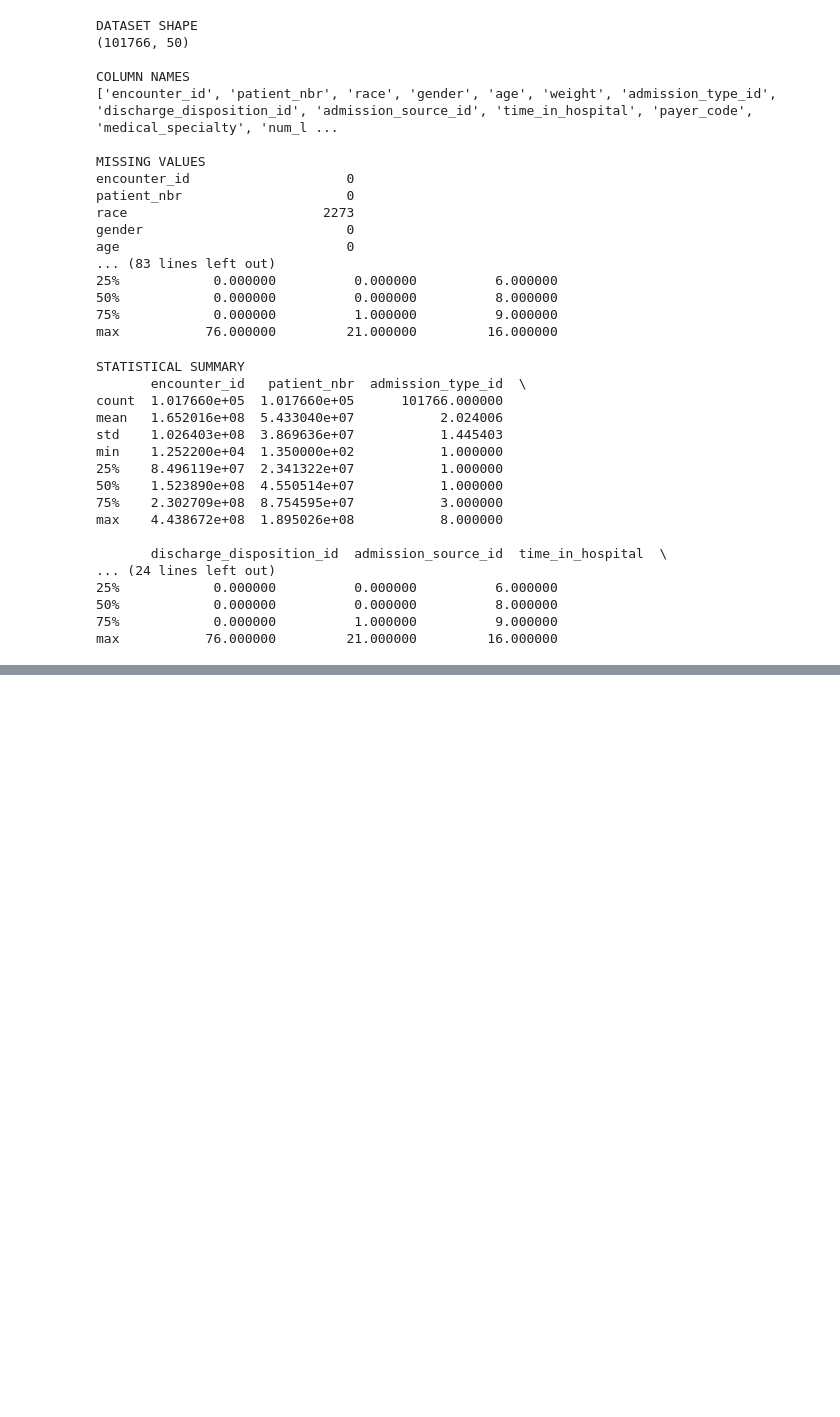
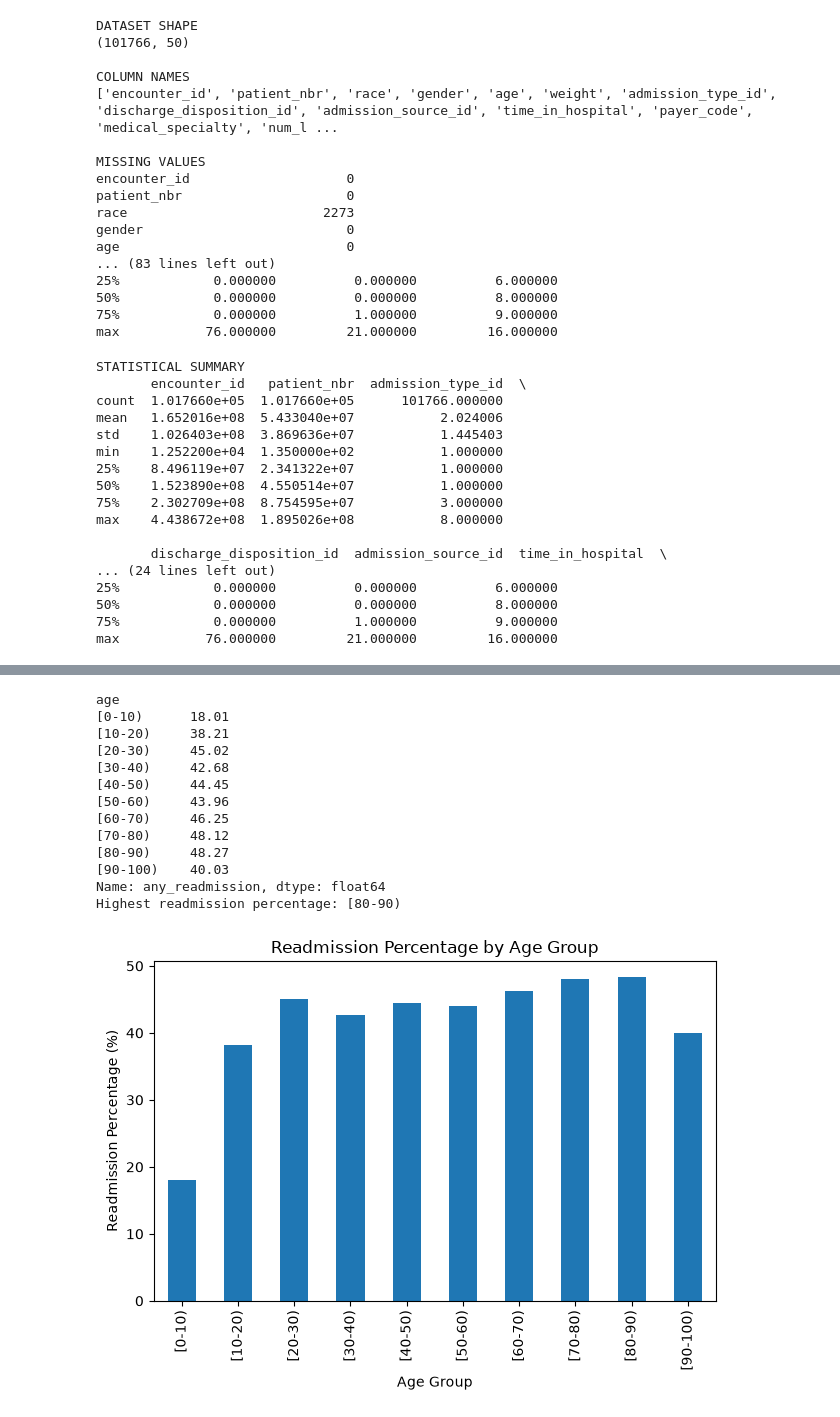
Before and after one commit to mmahpara/Diabetic, a Jupyter notebook: diabetic_analysis.ipynb, the cells around one changed output, grey strips where cells are left out. Drawn from its saved outputs; the diff is of its cells as text; code cells hidden in the pictures; blank space fills up the shorter version.

```diff
--- a/diabetic_analysis.ipynb
+++ b/diabetic_analysis.ipynb
@@ -124,0 +191,40 @@ max           76.000000         21.000000         16.000000
+# %%
+# Which age group has the highest readmission percentage?
+df["any_readmission"] = df["readmitted"] != "NO"
+
+readmission_by_age = (
+    df.groupby("age", observed=False)["any_readmission"]
+    .mean() * 100
+).dropna()
+
+print(readmission_by_age.round(2))
+
+print(
+    "Highest readmission percentage:",
+    readmission_by_age.idxmax()
+)
+
+readmission_by_age.plot(
+    kind="bar",
+    title="Readmission Percentage by Age Group",
+    xlabel="Age Group",
+    ylabel="Readmission Percentage (%)"
+)
+
+plt.tight_layout()
+plt.show()
+# %% [output]
+age
+[0-10)      18.01
+[10-20)     38.21
+[20-30)     45.02
+[30-40)     42.68
+[40-50)     44.45
+[50-60)     43.96
+[60-70)     46.25
+[70-80)     48.12
+[80-90)     48.27
+[90-100)    40.03
+Name: any_readmission, dtype: float64
+Highest readmission percentage: [80-90)
+[figure, added]
```
Also changed, not shown: parts of 9 cells of this notebook.
